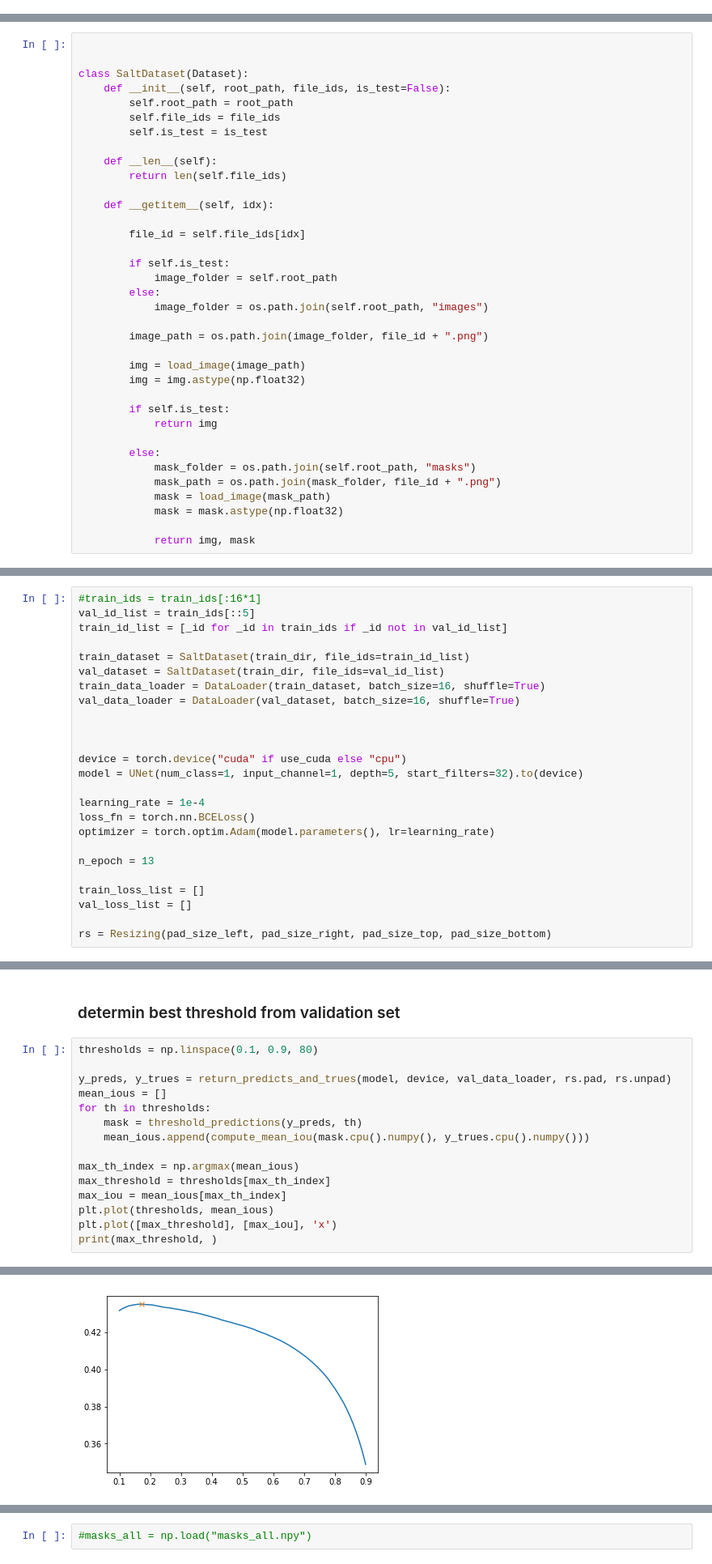
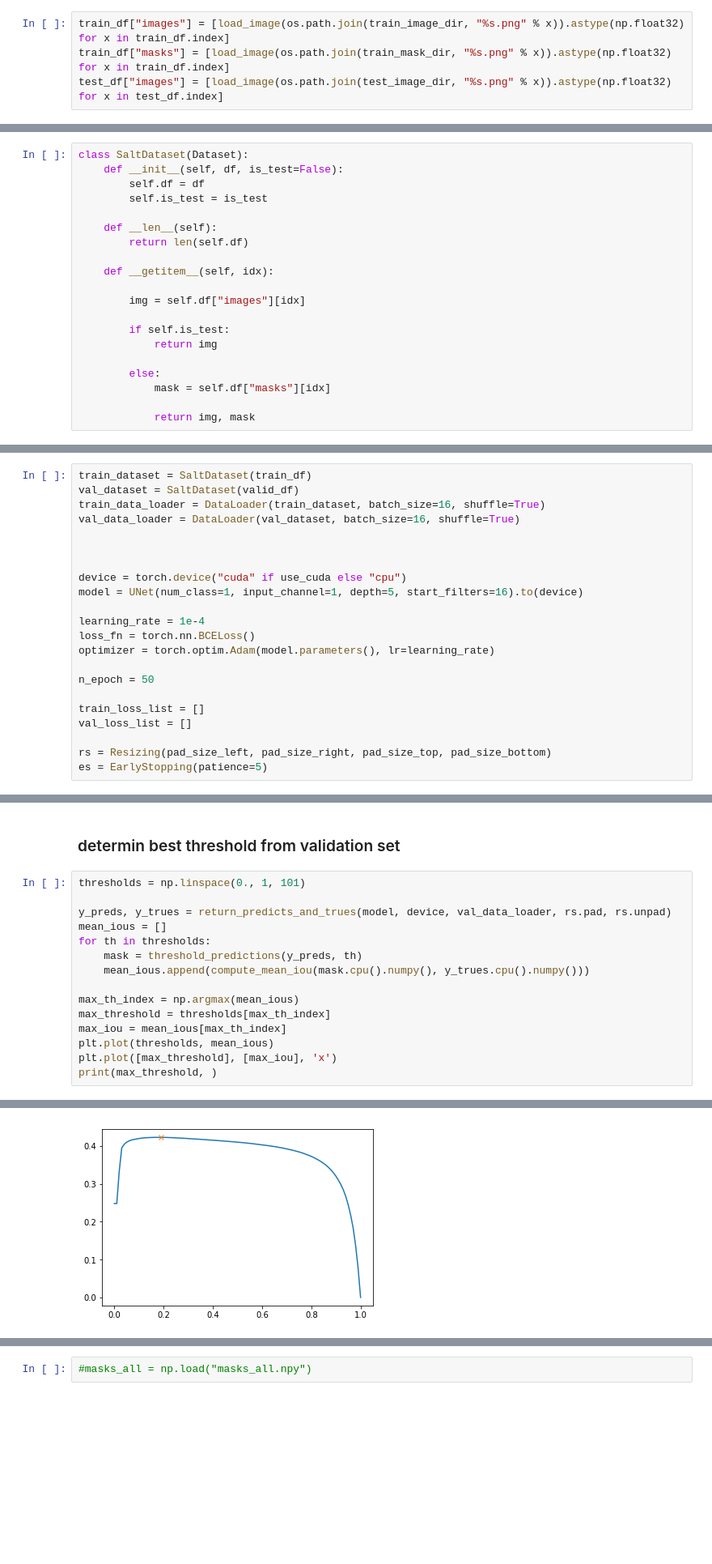
Before and after one commit to retrofocus/kaggle_salt, a Jupyter notebook: unet_starter.ipynb, the cells around one changed output, grey strips where cells are left out. Shown: that part at 81% size. Saved outputs shown, nothing was run; the diff lists cells and outputs as text; blank space fills up the shorter version.

Commit message:
earlystopping

```diff
--- a/unet_starter.ipynb
+++ b/unet_starter.ipynb
@@ -60,0 +65,4 @@ print(test_ids[:3])
+# %%
+train_df["images"] = [load_image(os.path.join(train_image_dir, "%s.png" % x)).astype(np.float32) for x in train_df.index]
+train_df["masks"] = [load_image(os.path.join(train_mask_dir, "%s.png" % x)).astype(np.float32) for x in train_df.index]
+test_df["images"] = [load_image(os.path.join(test_image_dir, "%s.png" % x)).astype(np.float32) for x in test_df.index]
@@ -155,39 +187,23 @@ tensor([[[[  0.,   1.,   2.,   3.,   4.],
           [ 15.,  16.,  17.,  18.,  19.],
           [ 20.,  21.,  22.,  23.,  24.]]]])
 # %%
-
-
 class SaltDataset(Dataset):
-    def __init__(self, root_path, file_ids, is_test=False):
-        self.root_path = root_path
-        self.file_ids = file_ids
+    def __init__(self, df, is_test=False):
+        self.df = df
         self.is_test = is_test
 
     def __len__(self):
-        return len(self.file_ids)
+        return len(self.df)
 
     def __getitem__(self, idx):
 
-        file_id = self.file_ids[idx]
-
-        if self.is_test:
-            image_folder = self.root_path
-        else:
-            image_folder = os.path.join(self.root_path, "images")
-
-        image_path = os.path.join(image_folder, file_id + ".png")
-
-        img = load_image(image_path)
-        img = img.astype(np.float32)
+        img = self.df["images"][idx]
 
         if self.is_test:
             return img
 
         else:
-            mask_folder = os.path.join(self.root_path, "masks")
-            mask_path = os.path.join(mask_folder, file_id + ".png")
-            mask = load_image(mask_path)
-            mask = mask.astype(np.float32)
+            mask = self.df["masks"][idx]
 
             return img, mask
 # %%
@@ -233,26 +265,23 @@ def validation(model, device, data_loader, loss_fn, pad_f):
 # %%
-#train_ids = train_ids[:16*1]
-val_id_list = train_ids[::5]
-train_id_list = [_id for _id in train_ids if _id not in val_id_list]
-
-train_dataset = SaltDataset(train_dir, file_ids=train_id_list)
-val_dataset = SaltDataset(train_dir, file_ids=val_id_list)
+train_dataset = SaltDataset(train_df)
+val_dataset = SaltDataset(valid_df)
 train_data_loader = DataLoader(train_dataset, batch_size=16, shuffle=True)
 val_data_loader = DataLoader(val_dataset, batch_size=16, shuffle=True)
 
 
 
 device = torch.device("cuda" if use_cuda else "cpu")
-model = UNet(num_class=1, input_channel=1, depth=5, start_filters=32).to(device)
+model = UNet(num_class=1, input_channel=1, depth=5, start_filters=16).to(device)
 
 learning_rate = 1e-4
 loss_fn = torch.nn.BCELoss()
 optimizer = torch.optim.Adam(model.parameters(), lr=learning_rate)
 
-n_epoch = 13
+n_epoch = 50
 
 train_loss_list = []
 val_loss_list = []
 
 rs = Resizing(pad_size_left, pad_size_right, pad_size_top, pad_size_bottom)
+es = EarlyStopping(patience=5)
 # %%
@@ -434,7 +439,7 @@ def threshold_predictions(y_pred, threshold):
 # %% [markdown]
 ### determin best threshold from validation set
 # %%
-thresholds = np.linspace(0.1, 0.9, 80)
+thresholds = np.linspace(0., 1, 101)
 
 y_preds, y_trues = return_predicts_and_trues(model, device, val_data_loader, rs.pad, rs.unpad)
 mean_ious = []
@@ -453,3 +458,3 @@ print(max_threshold, )
-[figure, old version]
+[figure, new version]
 # %%
 
```
Also changed, not shown: parts of 25 cells of this notebook, 1 other file.
